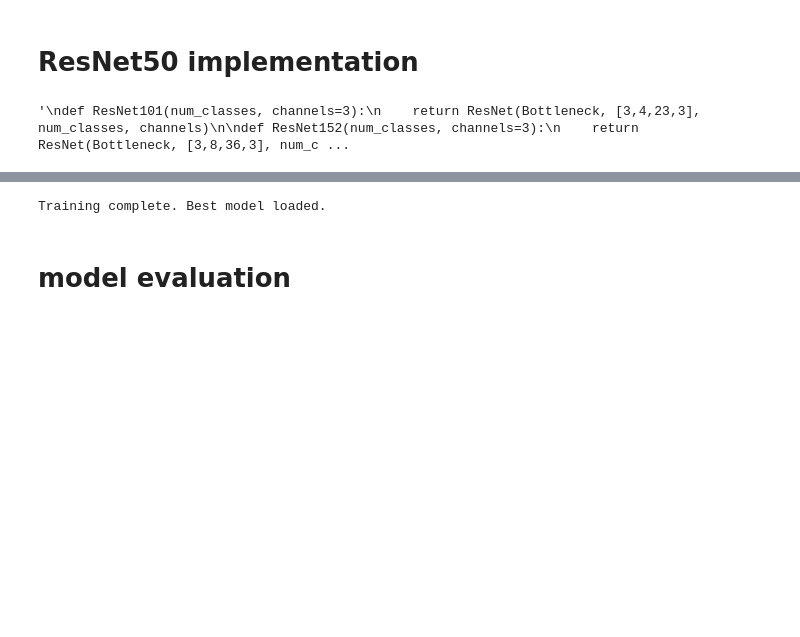
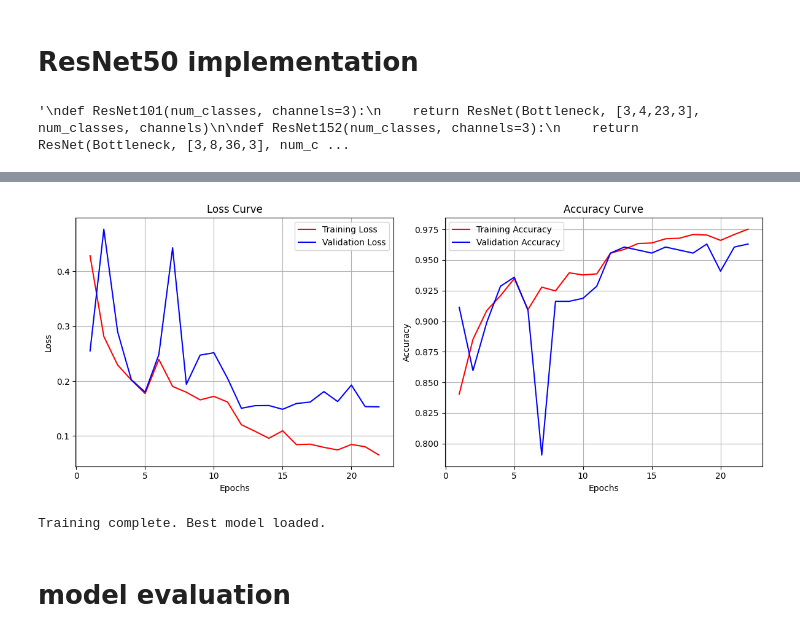
Before and after one commit to ABDELHALIM9/deep-learing-project, a Jupyter notebook: resnet50.ipynb, the cells around one changed output, grey strips where cells are left out. Drawn from its saved outputs; the diff is of its cells as text; code cells hidden in the pictures; blank space fills up the shorter version.

```diff
--- a/resnet50.ipynb
+++ b/resnet50.ipynb
@@ -541,6 +567,37 @@ Epoch 24, Time: 31.61s, Training Loss: 5.5259, Validation Loss: 0.1501, Validati
 EarlyStopping counter: 7 out of 7
 Early stopping triggered.
 Trian End
+# %%
+# Adjust number of epochs to the actual number of completed epochs
+epochs_completed = epoch if early_stopping.early_stop else n_epochs
+
+# Plotting the loss curves after training
+plt.figure(figsize=(12, 5))
+
+# Training and Validation Loss Curve
+plt.subplot(1, 2, 1)
+plt.plot(range(1, epochs_completed + 1), train_losses, label='Training Loss', color='red')
+plt.plot(range(1, epochs_completed + 1), val_losses, label='Validation Loss', color='blue')
+plt.title('Loss Curve')
+plt.xlabel('Epochs')
+plt.ylabel('Loss')
+plt.legend()
+plt.grid(True)
+
+# Training and Validation Accuracy Curve
+plt.subplot(1, 2, 2)
+plt.plot(range(1, epochs_completed + 1), train_accuracies, label='Training Accuracy', color='red')
+plt.plot(range(1, epochs_completed + 1), val_accuracies, label='Validation Accuracy', color='blue')
+plt.title('Accuracy Curve')
+plt.xlabel('Epochs')
+plt.ylabel('Accuracy')
+plt.legend()
+plt.grid(True)
+
+plt.tight_layout()
+plt.show()
+# %% [output]
+[figure, added]
 # %%
 # Load the best model after early stopping
 model.load_state_dict(torch.load('best_resnet50_model.pt'))
```
Also changed, not shown: parts of 13 cells of this notebook, 4 other files.
